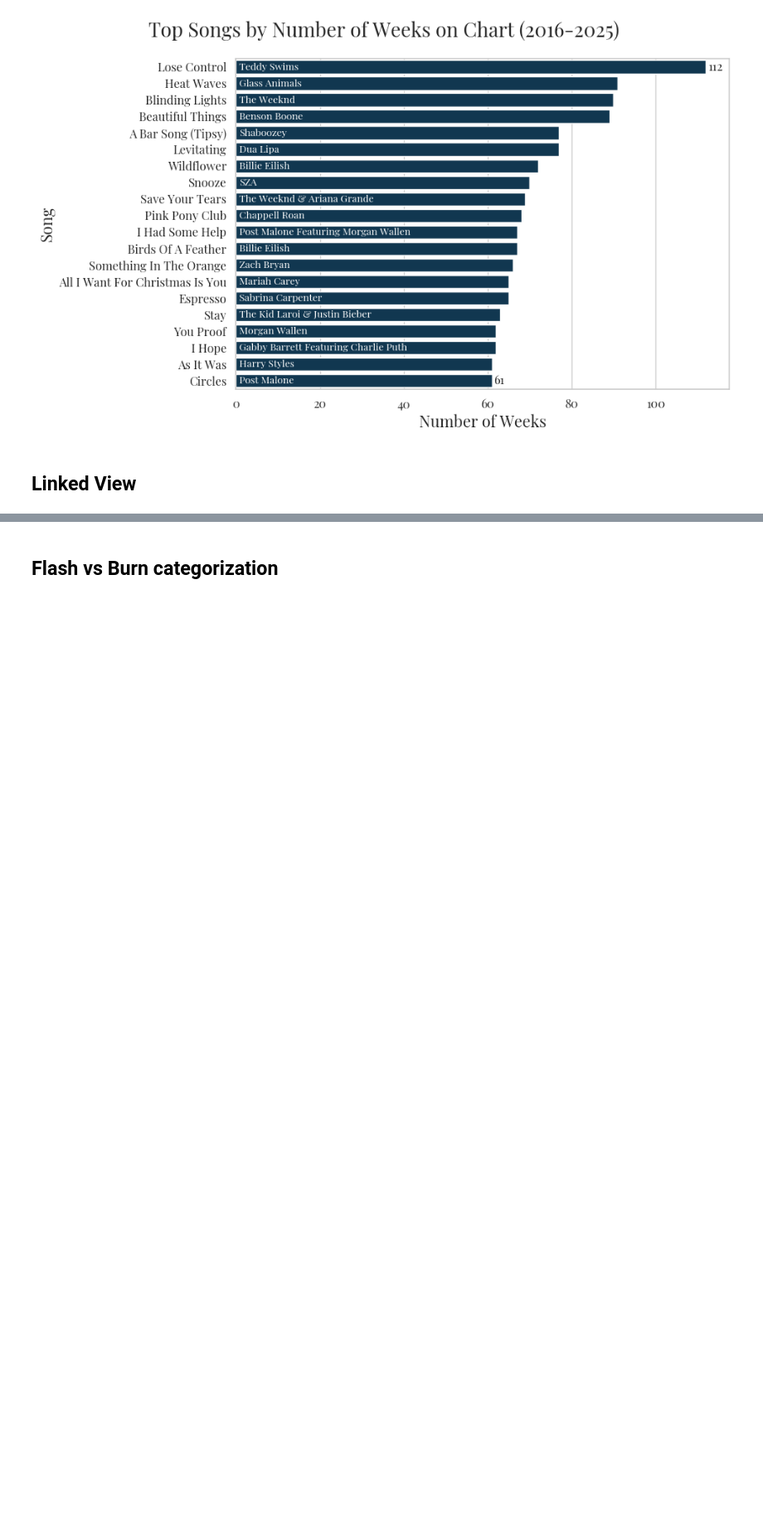
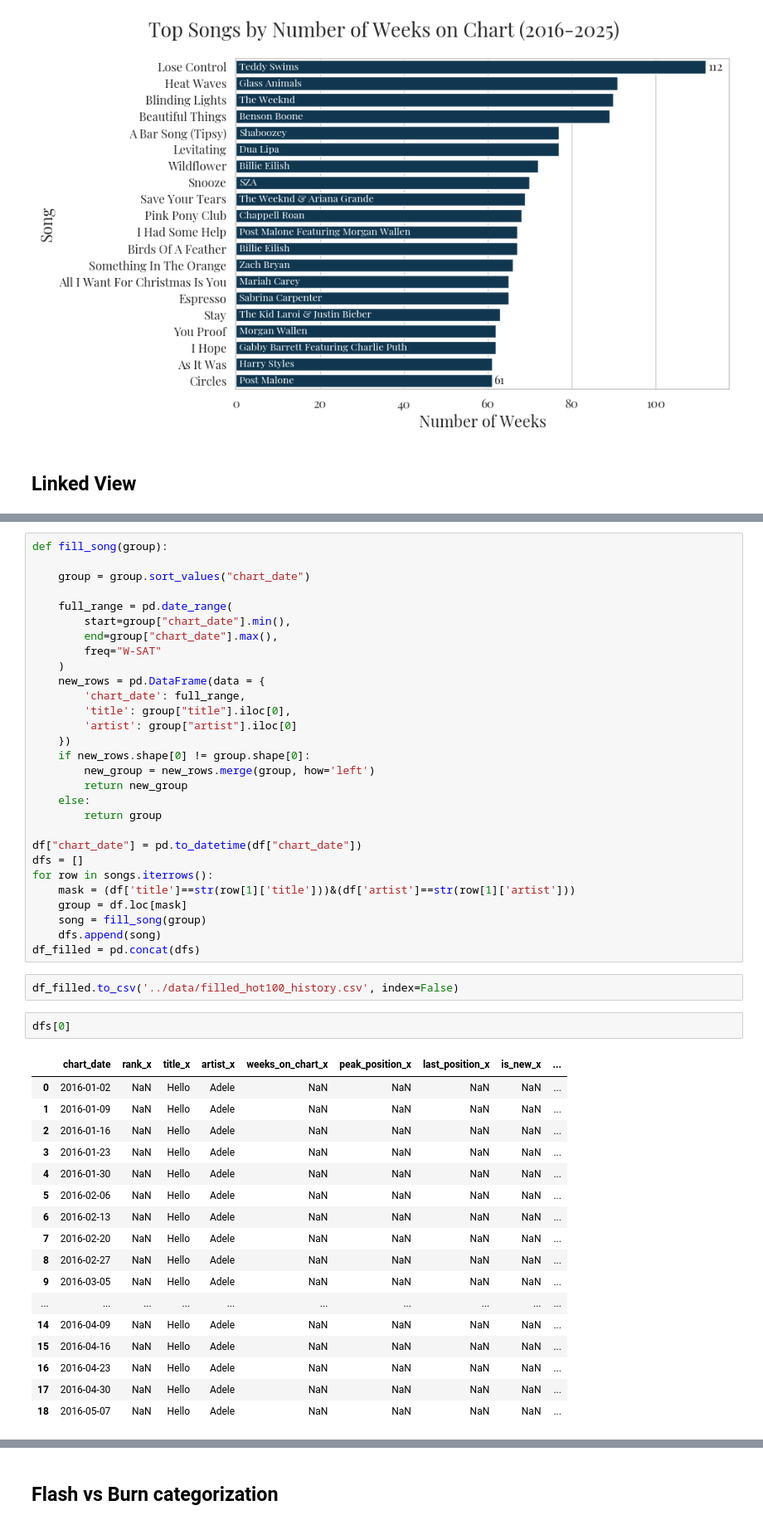
Before and after one commit to rvt9bx/dsan5200-project, a Jupyter notebook: scripts/viz.ipynb, the cells around one changed output, grey strips where cells are left out. Shown at 83% size. Cells and saved outputs as stored; diff of their text form; blank space fills up the shorter version.

```diff
--- a/scripts/viz.ipynb
+++ b/scripts/viz.ipynb
@@ -303,0 +269,51 @@ print(alt.__version__)
+# %%
+def fill_song(group):
+
+    group = group.sort_values("chart_date")
+
+    full_range = pd.date_range(
+        start=group["chart_date"].min(),
+        end=group["chart_date"].max(),
+        freq="W-SAT"
+    )
+    new_rows = pd.DataFrame(data = {
+        'chart_date': full_range,
+        'title': group["title"].iloc[0],
+        'artist': group["artist"].iloc[0]
+    })
+    if new_rows.shape[0] != group.shape[0]:
+        new_group = new_rows.merge(group, how='left')
+        return new_group
+    else:
+        return group
+
+df["chart_date"] = pd.to_datetime(df["chart_date"])
+dfs = []
+for row in songs.iterrows():
+    mask = (df['title']==str(row[1]['title']))&(df['artist']==str(row[1]['artist']))
+    group = df.loc[mask]
+    song = fill_song(group)
+    dfs.append(song)
+df_filled = pd.concat(dfs)
+# %%
+df_filled.to_csv('../data/filled_hot100_history.csv', index=False)
+# %%
+dfs[0]
+# %% [output]
+|  | chart_date | rank_x | title_x | artist_x | weeks_on_chart_x | peak_position_x | last_position_x | is_new_x | ... |
+| 0 | 2016-01-02 | NaN | Hello | Adele | NaN | NaN | NaN | NaN | ... |
+| 1 | 2016-01-09 | NaN | Hello | Adele | NaN | NaN | NaN | NaN | ... |
+| 2 | 2016-01-16 | NaN | Hello | Adele | NaN | NaN | NaN | NaN | ... |
+| 3 | 2016-01-23 | NaN | Hello | Adele | NaN | NaN | NaN | NaN | ... |
+| 4 | 2016-01-30 | NaN | Hello | Adele | NaN | NaN | NaN | NaN | ... |
+| 5 | 2016-02-06 | NaN | Hello | Adele | NaN | NaN | NaN | NaN | ... |
+| 6 | 2016-02-13 | NaN | Hello | Adele | NaN | NaN | NaN | NaN | ... |
+| 7 | 2016-02-20 | NaN | Hello | Adele | NaN | NaN | NaN | NaN | ... |
+| 8 | 2016-02-27 | NaN | Hello | Adele | NaN | NaN | NaN | NaN | ... |
+| 9 | 2016-03-05 | NaN | Hello | Adele | NaN | NaN | NaN | NaN | ... |
+| ... | ... | ... | ... | ... | ... | ... | ... | ... | ... |
+| 14 | 2016-04-09 | NaN | Hello | Adele | NaN | NaN | NaN | NaN | ... |
+| 15 | 2016-04-16 | NaN | Hello | Adele | NaN | NaN | NaN | NaN | ... |
+| 16 | 2016-04-23 | NaN | Hello | Adele | NaN | NaN | NaN | NaN | ... |
+| 17 | 2016-04-30 | NaN | Hello | Adele | NaN | NaN | NaN | NaN | ... |
+| 18 | 2016-05-07 | NaN | Hello | Adele | NaN | NaN | NaN | NaN | ... |
```
Also changed, not shown: parts of 10 cells of this notebook, 11 other files.
